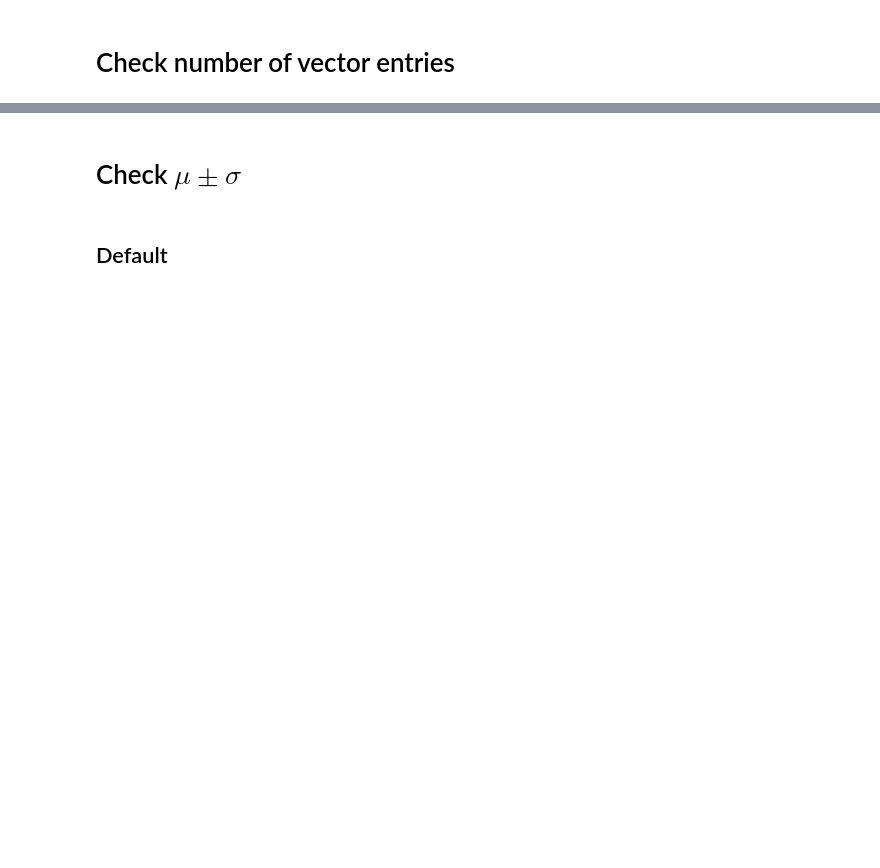
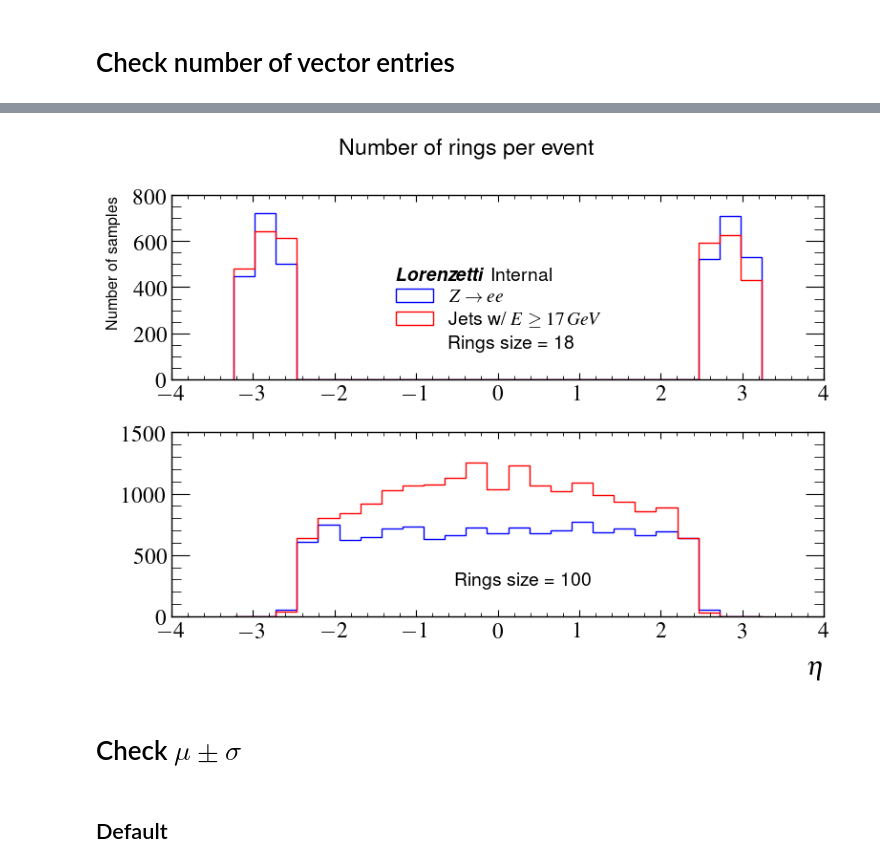
Before and after one commit to lucasbanunes/boosted-lorenzetti, a Jupyter notebook: rings_profile.ipynb, the cells around one changed output, grey strips where cells are left out. Saved outputs shown, nothing was run; the diff lists cells and outputs as text; code cells hidden in the pictures; blank space fills up the shorter version.

```diff
--- a/rings_profile.ipynb
+++ b/rings_profile.ipynb
@@ -160,3 +174,47 @@ fig.savefig(output_dir / 'number_of_rings.png', dpi=300)
+# %%
+fig, axes = plt.subplots(2,1)
+top_ax, lower_ax = axes
+top_size = 18
+lower_size = 100
+for i, (name, dataset_info) in enumerate(datasets.items()):
+    rings_info = dataset_info['rings_info']
+    top_counts, top_bins, _ = top_ax.hist(
+        rings_info.loc[rings_info['rings_size'] == top_size, 'cl_eta'],
+        bins=25,
+        histtype='step',
+        color=dataset_info['color'],
+        label=dataset_info['label'])
+    # ax.grid(linestyle='--', alpha=0.5)
+    if i == 1:
+        top_ax.plot([], [], ' ',
+                label=f'Rings size = {top_size}')
+    top_ax.set_ylabel('Number of samples', fontsize='small')
+    top_ax.legend(title='\\textbf{{\\textit{{Lorenzetti}}}} Internal',
+                alignment='left',
+                facecolor='white',
+                ncols=1,
+    )
+    lower_ax.hist(
+        rings_info.loc[rings_info['rings_size'] == lower_size, 'cl_eta'],
+        bins=top_bins,
+        histtype='step',
+        color=dataset_info['color']
+    )
+    if i == 1:
+        lower_ax.plot([], [], ' ',
+                label=f'Rings size = {lower_size}')
+    lower_ax.legend(alignment='left',
+                facecolor='white',
+                ncols=1,
+    )
+    lower_ax.set(
+        xlabel='$\\eta$',
+    )
+fig.suptitle('Number of rings per event')
+fig.tight_layout()
+fig.savefig(output_dir / f'number_of_rings_multi_plot_{data_src}.png', dpi=300)
+# %% [output]
+[figure, added]
 # %% [markdown]
 # Check $\mu \pm \sigma$
 # %% [markdown]
```
Also changed, not shown: parts of 7 cells of this notebook, 9 other files.
